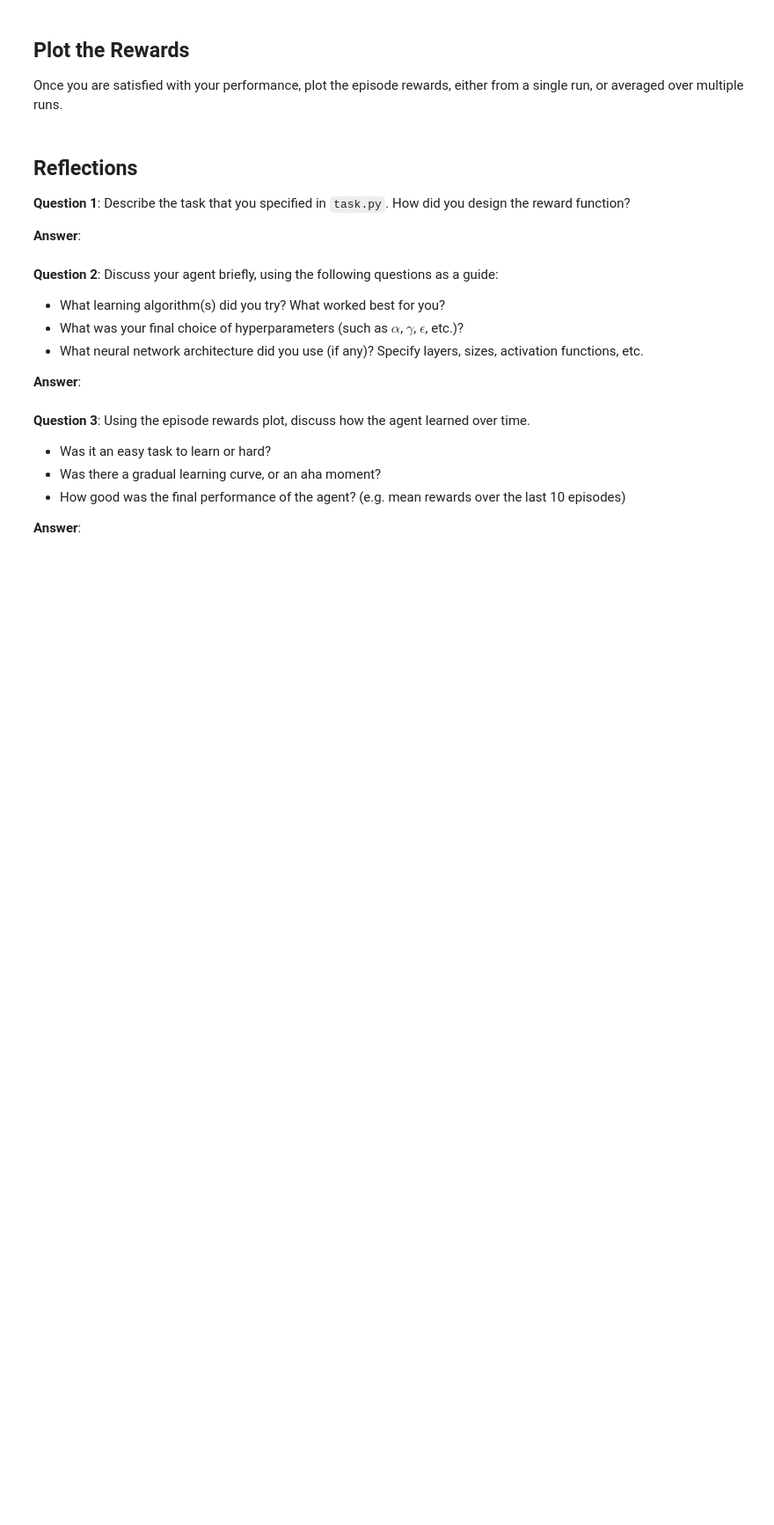
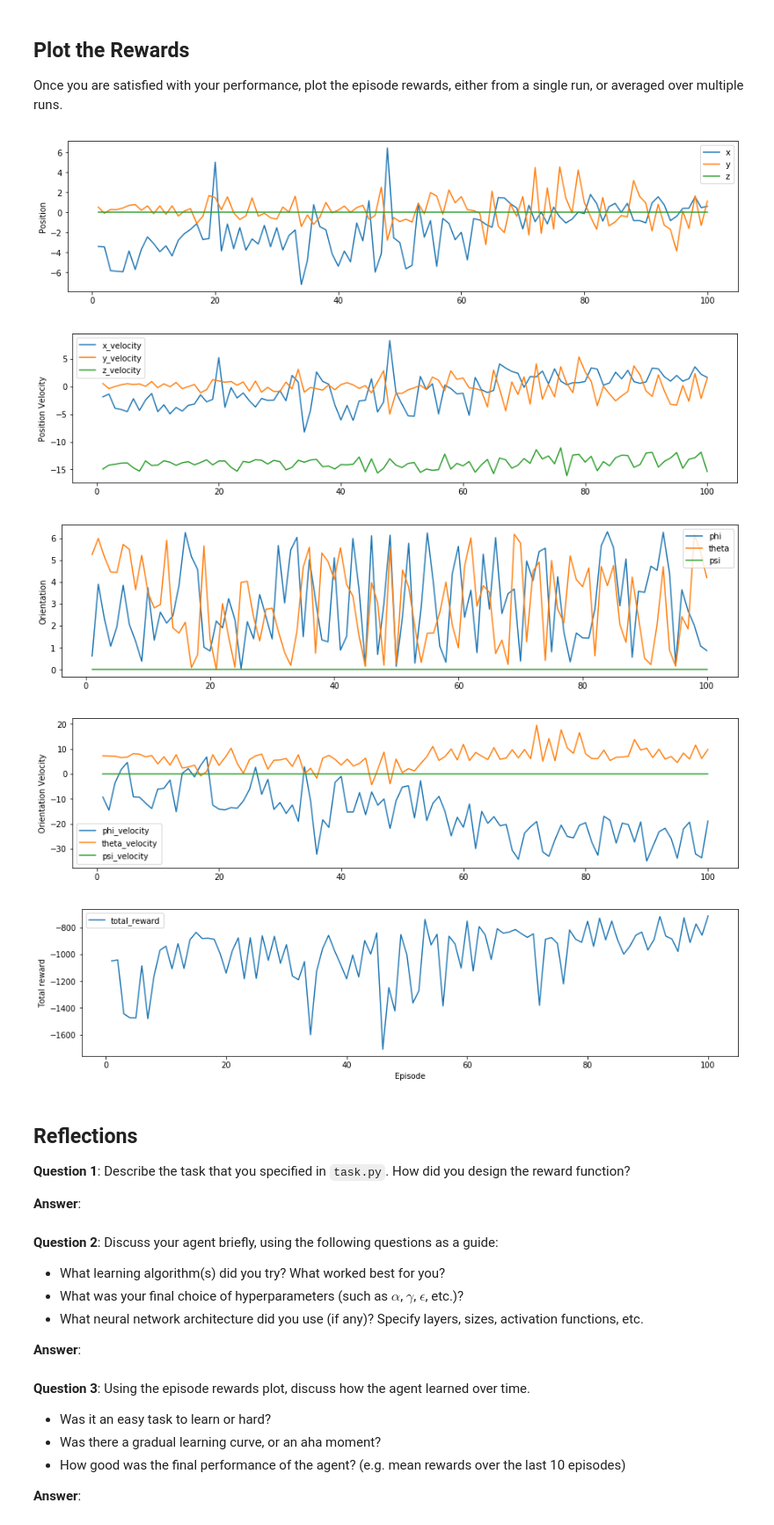
Before and after one commit to mjroncone/RL-Quadcopter-2, a Jupyter notebook: Quadcopter_Project.ipynb, the cells around one changed output. Shown at 88% size. Cells and saved outputs as stored; diff of their text form; code cells hidden in the pictures; blank space fills up the shorter version.

```diff
--- a/Quadcopter_Project.ipynb
+++ b/Quadcopter_Project.ipynb
@@ -328,0 +324,16 @@ height_reward = -1.0 * (target_pos - self.sim.pose[2]) ** 2 + 1
+# %%
+# Setup
+from agents.agent import DDPG_Agent
+from task import Task
+
+ddpg_agent_num_episodes = 100
+ddpg_agent_target_pos = np.array([0., 0., 10.])
+ddpg_agent_task = Task(target_pos = ddpg_agent_target_pos)
+ddpg_agent_agent = DDPG_Agent(ddpg_agent_task)
+ddpg_agent_labels = ['episode', 'x', 'y', 'z', 'phi', 'theta', 'psi', 'x_velocity',
+          'y_velocity', 'z_velocity', 'phi_velocity', 'theta_velocity',
+          'psi_velocity', 'rotor_speed1', 'rotor_speed2', 'rotor_speed3', 'rotor_speed4', 'total_reward']
+ddpg_agent_results_filename = 'deepdpg-agent-data.txt'
+# %%
+# Function defined above from PolicySearch Agent example
+train_agent(ddpg_agent_task, ddpg_agent_agent, ddpg_agent_labels, ddpg_agent_results_filename, ddpg_agent_num_episodes)
@@ -335,3 +346,11 @@ Once you are satisfied with your performance, plot the episode rewards, either f
+# %%
+plot_epoch_ending_states(ddpg_agent_results_filename)
+# %% [output]
+[figure, added]
+[figure, added]
+[figure, added]
+[figure, added]
+[figure, added]
 # %% [markdown]
 ## Reflections
 
```
Also changed, not shown: parts of 12 cells of this notebook, 1 other file.
